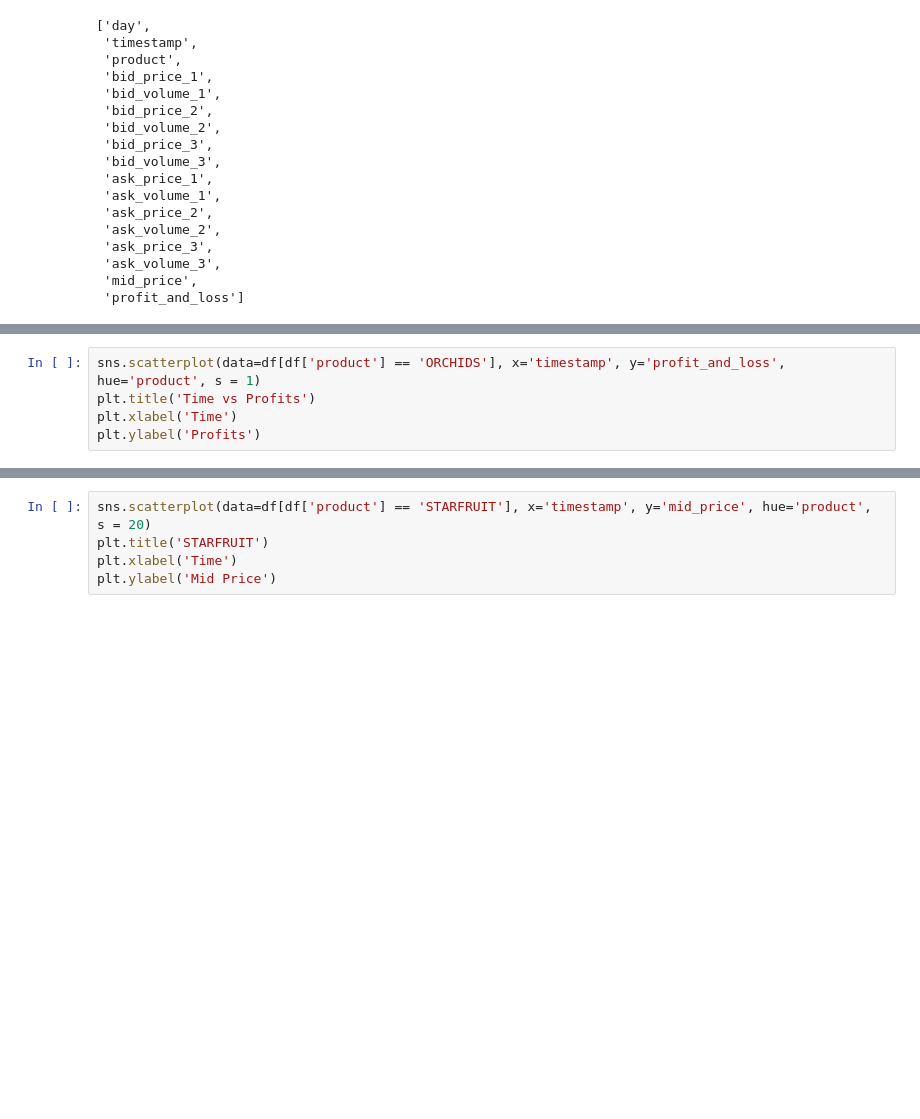
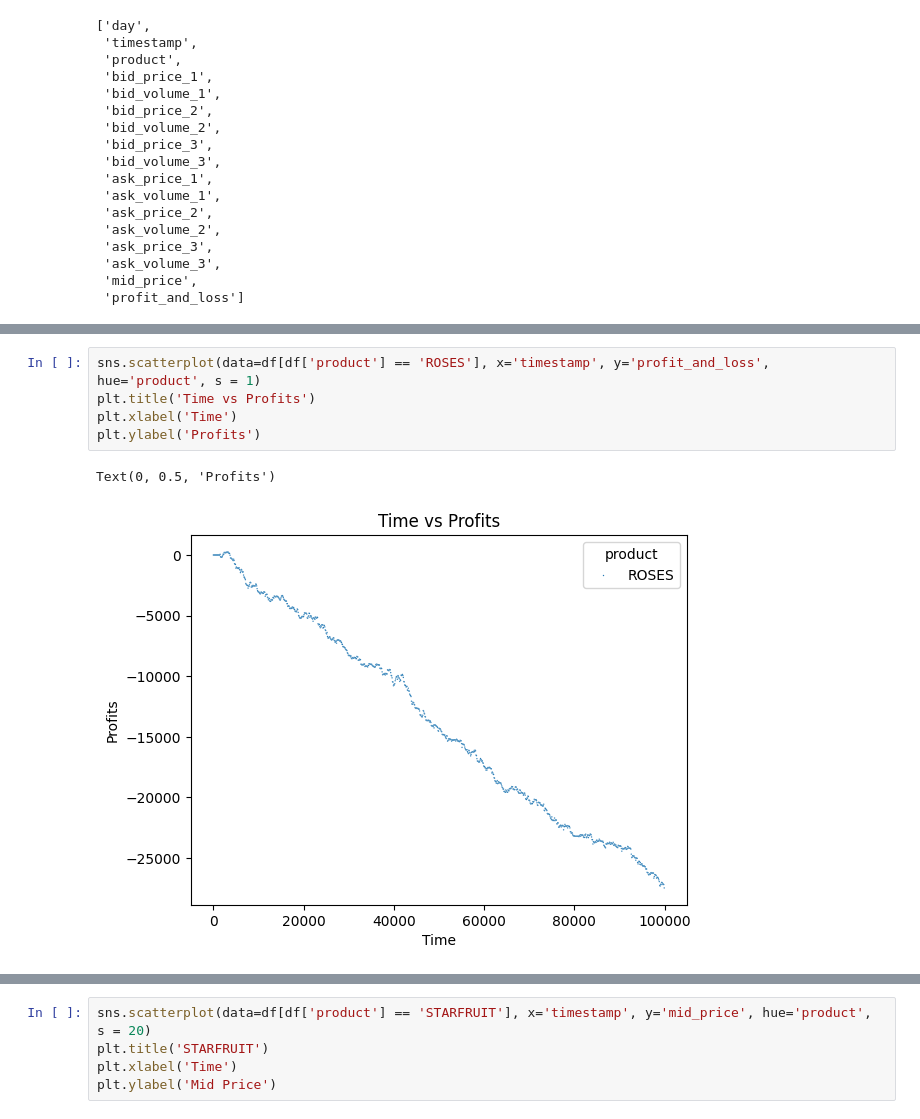
Before and after one commit to VincentG03/IMC-Poverty, a Jupyter notebook: Ziheng/output.ipynb, the cells around one changed output, grey strips where cells are left out. Drawn from its saved outputs; the diff is of its cells as text; blank space fills up the shorter version.

```diff
--- a/Ziheng/output.ipynb
+++ b/Ziheng/output.ipynb
@@ -60,6 +60,9 @@ Text(0, 0.5, 'Profits')
 # %%
-sns.scatterplot(data=df[df['product'] == 'ORCHIDS'], x='timestamp', y='profit_and_loss', hue='product', s = 1)
+sns.scatterplot(data=df[df['product'] == 'ROSES'], x='timestamp', y='profit_and_loss', hue='product', s = 1)
 plt.title('Time vs Profits')
 plt.xlabel('Time')
 plt.ylabel('Profits')
+# %% [output]
+Text(0, 0.5, 'Profits')
+[figure, added]
 # %%
```
Also changed, not shown: parts of 5 cells of this notebook, 5 other files.
